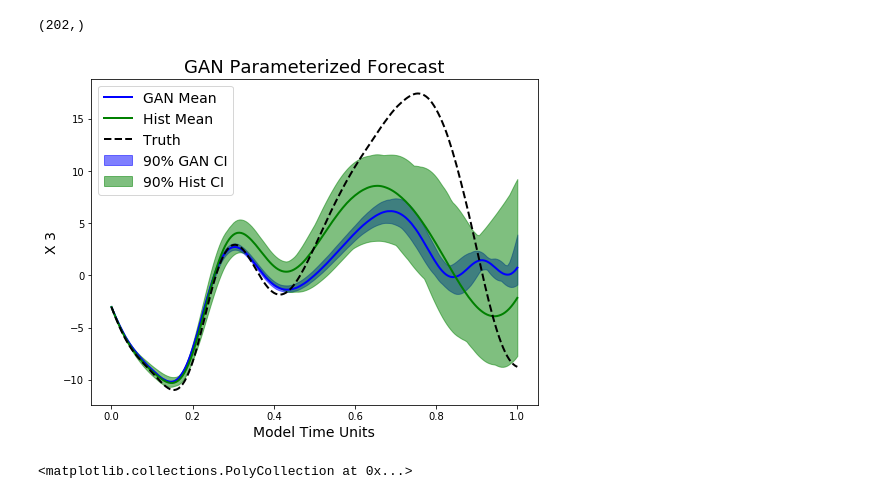
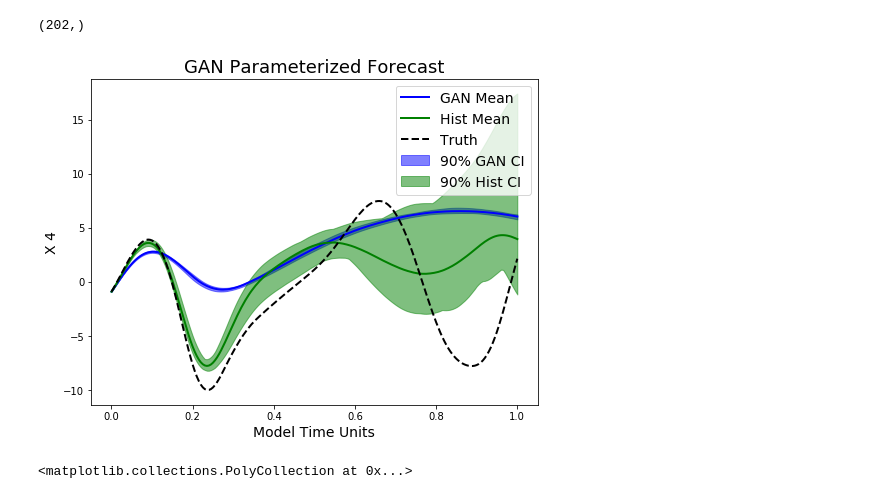
Before and after one commit to djgagne/lorenz_gan, a Jupyter notebook: notebooks/lorenz_gan_eval.ipynb, the cells around one changed output. Cells and saved outputs as stored; diff of their text form; code cells hidden in the pictures.

```diff
--- a/notebooks/lorenz_gan_eval.ipynb
+++ b/notebooks/lorenz_gan_eval.ipynb
@@ -308,25 +308,25 @@ mtu.shape
 (202,)
 # %%
 plt.figure(figsize=(8, 6))
-x_val = 3
+x_val = 4
 plt.fill_between(mtu[:-1],
                  np.percentile(lorenz_gan_forecast_cube[:, :, x_val], 95, axis=0),
                  np.percentile(lorenz_gan_forecast_cube[:, :, x_val], 5, axis=0),
                  color="blue", alpha=0.5, label="90% GAN CI")
 plt.plot(mtu[:-1], lorenz_gan_forecast_cube[:, :, x_val].mean(axis=0), color="blue", lw=2, label="GAN Mean")
 plt.fill_between(mtu[:-1],
                  np.percentile(lorenz_hist_forecast_cube[:, :, x_val], 95, axis=0),
                  np.percentile(lorenz_hist_forecast_cube[:, :, x_val], 5, axis=0),
                  color="green", alpha=0.5, label="90% Hist CI")
 plt.plot(mtu[:-1], lorenz_hist_forecast_cube[:, :, x_val].mean(axis=0), color="green", lw=2, label="Hist Mean")
 plt.plot(mtu[:-1], x_vals[100000:100000 + 201, x_val], 'k--', lw=2, label="Truth")
 plt.xlabel("Model Time Units", fontsize=14)
 plt.ylabel("X {0:d}".format(x_val), fontsize=14)
 plt.legend(loc=0, fontsize=14)
 plt.title("GAN Parameterized Forecast", fontsize=18)
 plt.savefig("../exp/lorenz_forecast_ts.png", dpi=200, bbox_inches="tight")
 # %% [output]
-[figure, old version]
+[figure, new version]
 # %%
 plt.subplots(1, 1, )
 plt.pcolor(lorenz_gan_forecast_cube.std(axis=0))
```
Also changed, not shown: parts of 4 cells of this notebook, 1 other file.
